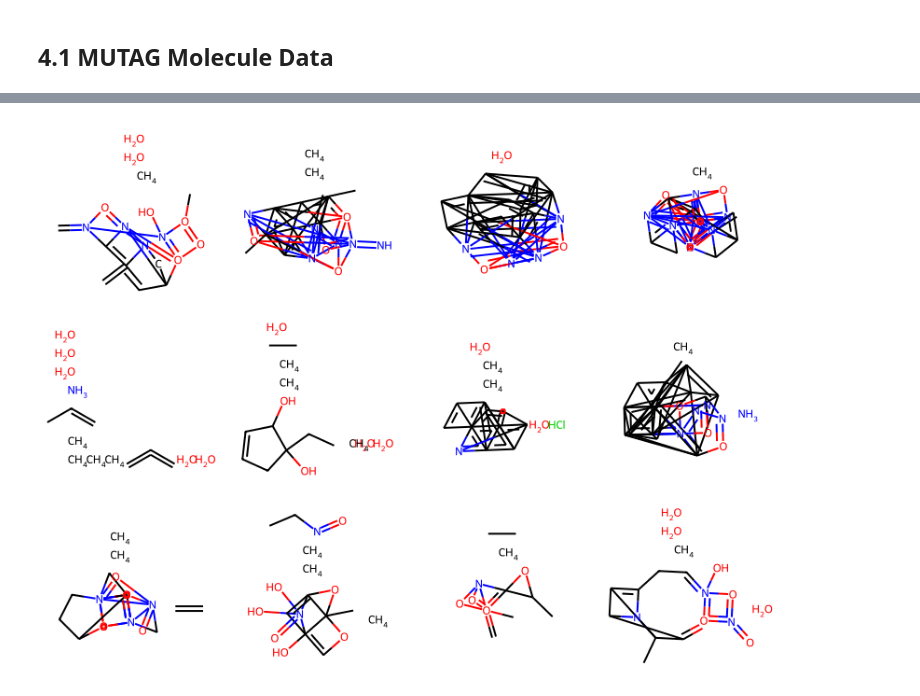
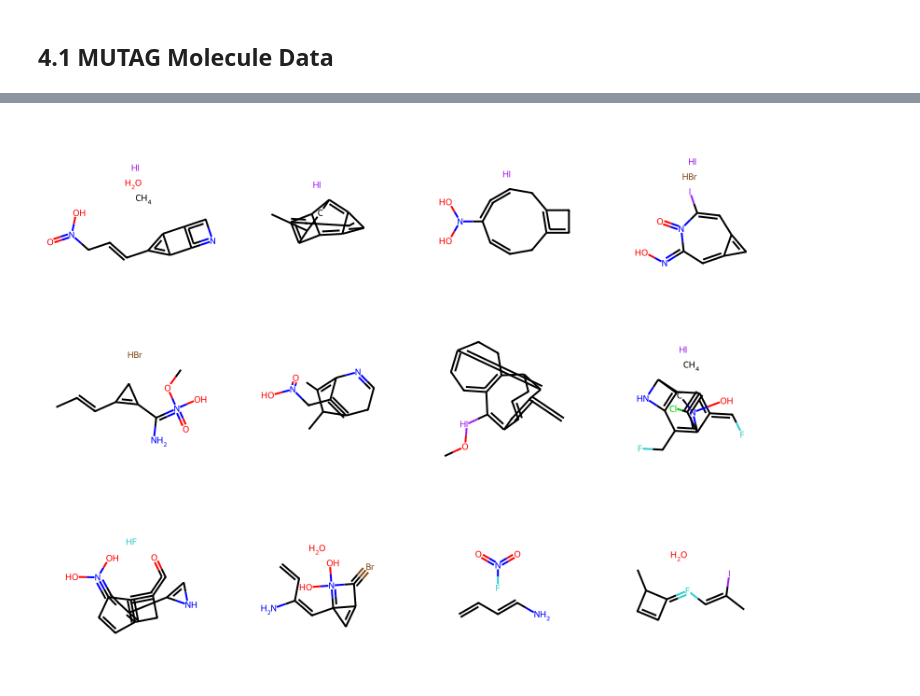
Before and after one commit to zuvale/ggdl_self_learn, a Jupyter notebook: experiments/flow_matching.ipynb, the cells around one changed output, grey strips where cells are left out. Cells and saved outputs as stored; diff of their text form; code cells hidden in the pictures.

Commit message:
🚧 created code for and trained a DFM model for mol. gen.

```diff
--- a/experiments/flow_matching.ipynb
+++ b/experiments/flow_matching.ipynb
@@ -179,6 +184,6 @@ trafos = create_processor_list(
 dataset = TUDataset(root=PROJECT_DIR / "data", name='MUTAG').to(DEVICE)
 proc_dataset = ProcessedInMemoryDataset(dataset, trafos).to(DEVICE)
 
-data_loader = DataLoader(proc_dataset, batch_size=25)
+data_loader = DataLoader(proc_dataset, batch_size=50)
 # %% [markdown]
 ## X. Flow-Matching Implementation
@@ -1089,20 +1442,3 @@ for epoch in range(epochs):
         progress_bar.set_postfix(
             loss=f"⠀{loss.item():12.4f}", epoch=f"{epoch+1}/{epochs}")
         progress_bar.update()
-# %%
-n_steps = 100
-step_size = (1. - 0.)/n_steps
-
-with torch.inference_mode():
-    n_samples = 100
-    batch = make_initial_sampling_batch(n_samples, 35, torch.ones((n_samples,)), base_dist).to(DEVICE)
-    t = torch.zeros(len(batch), device=batch.x.device)
-    for k in range(n_steps):
-        node_logits, edge_logits = model(batch, t)
-        node_tokens = torch.distributions.Categorical(logits=node_logits).sample()
-        edge_tokens = torch.distributions.Categorical(logits=edge_logits).sample()
-        t = t + step_size
-
-        batch = batch.clone()
-        batch.x = F.one_hot(node_tokens, num_classes=8)
-        batch.edge_attr = F.one_hot(edge_tokens, num_classes=4)
@@ -1109,8 +1447,31 @@ with torch.inference_mode():
+# %%
+node_classes, edge_classes = 8, 4
+sampler = CTMCSampler(
+    base_dist, model, LinearDiscreteRateMatrix(
+        base_dist, node_classes, edge_classes).to(DEVICE), node_classes,
+    edge_classes, TU_MUTAG_CONFIG["max_n_atoms"], device=DEVICE
+)
+
+with torch.inference_mode():
+    sampler.denoiser.eval()
+    n_samples = 100
+    n_steps = 100
+    y = torch.cat((
+        torch.ones((n_samples//2,), dtype=torch.long),
+        torch.zeros((n_samples//2,), dtype=torch.long),
+    ))
+
+    batch = sampler(
+        (n_samples,), y=y, n_steps=n_steps, bond_order_bias=(-0.5, -0.1, 0.5),
+        exit_cap=0.5
+    )
 # %%
 sampled_mols = batch_to_mols(
     batch, TU_MUTAG_CONFIG["node_list"], KEK_EDGE_LIST_RDK,
     TU_MUTAG_CONFIG["max_n_atoms"]
 )
 # %%
-Chem.Draw.MolsToGridImage(np.random.choice(sampled_mols, 12), molsPerRow=4)
+Chem.Draw.MolsToGridImage(
+    np.random.choice(sampled_mols, 12, replace=False), molsPerRow=4
+)
 # %% [output]
@@ -1125 +1478 @@ Chem.Draw.MolsToGridImage(np.random.choice(sampled_mols, 12), molsPerRow=4)
-[figure, old version]
+[figure, new version]
```
Also changed, not shown: parts of 27 cells of this notebook.
